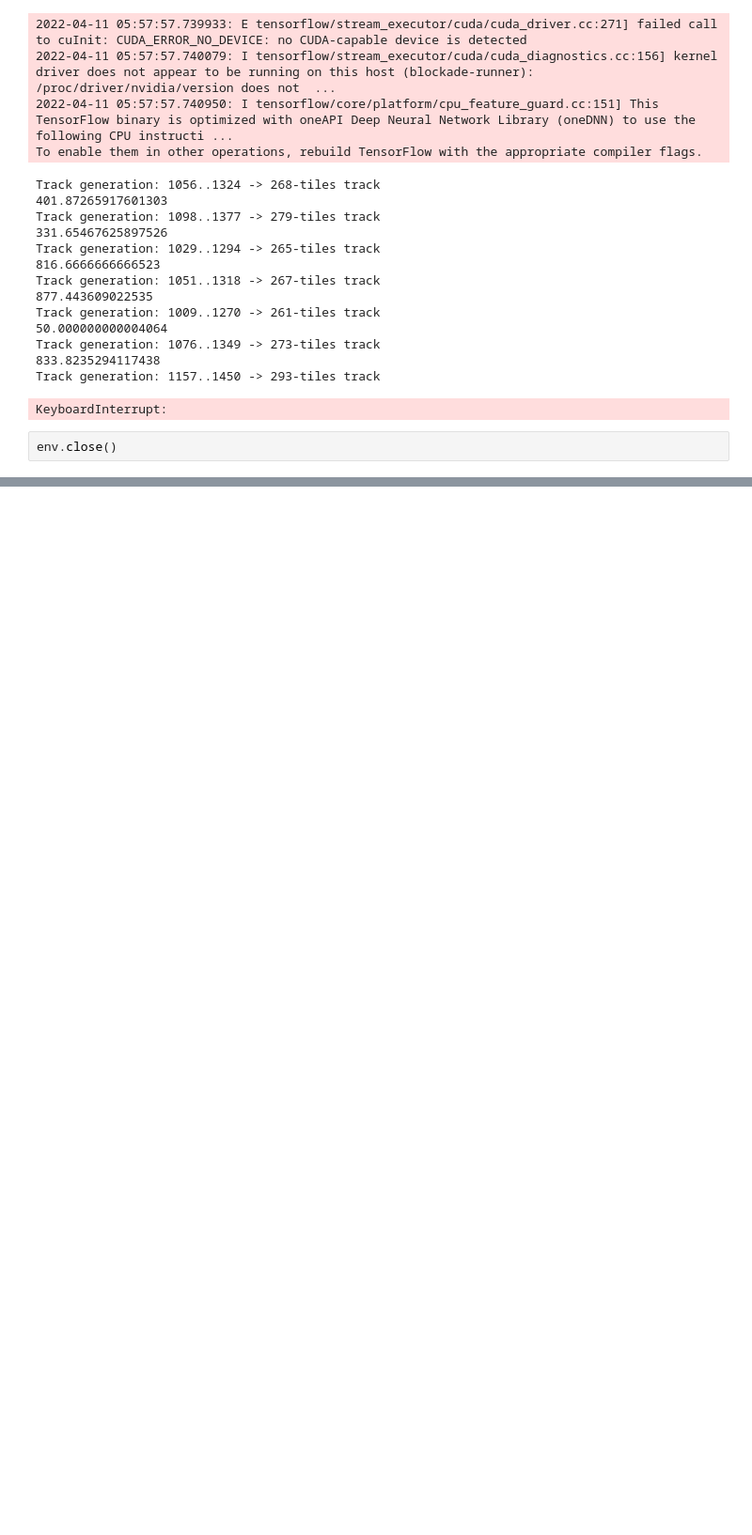
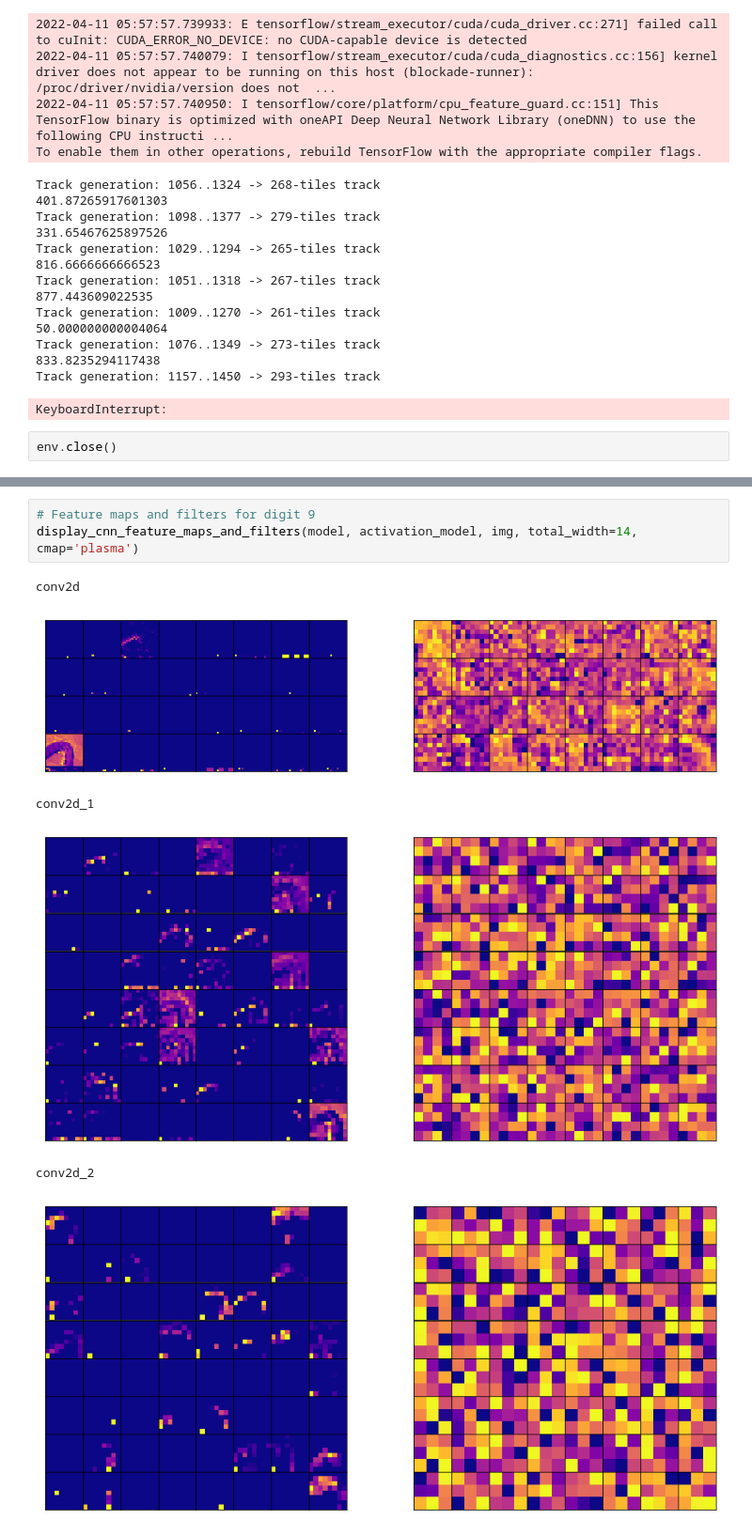
Before and after one commit to g-nightingale/car-racing-rl, a Jupyter notebook: car_racing_dqn.ipynb, the cells around one changed output, grey strips where cells are left out. Shown at 94% size. Cells and saved outputs as stored; diff of their text form; blank space fills up the shorter version.

```diff
--- a/car_racing_dqn.ipynb
+++ b/car_racing_dqn.ipynb
@@ -386,0 +522,10 @@ env.close()
+# %%
+# Feature maps and filters for digit 9
+display_cnn_feature_maps_and_filters(model, activation_model, img, total_width=14, cmap='plasma')
+# %% [output]
+conv2d
+[figure, added]
+conv2d_1
+[figure, added]
+conv2d_2
+[figure, added]
```
Also changed, not shown: parts of 17 cells of this notebook, 4 other files.
